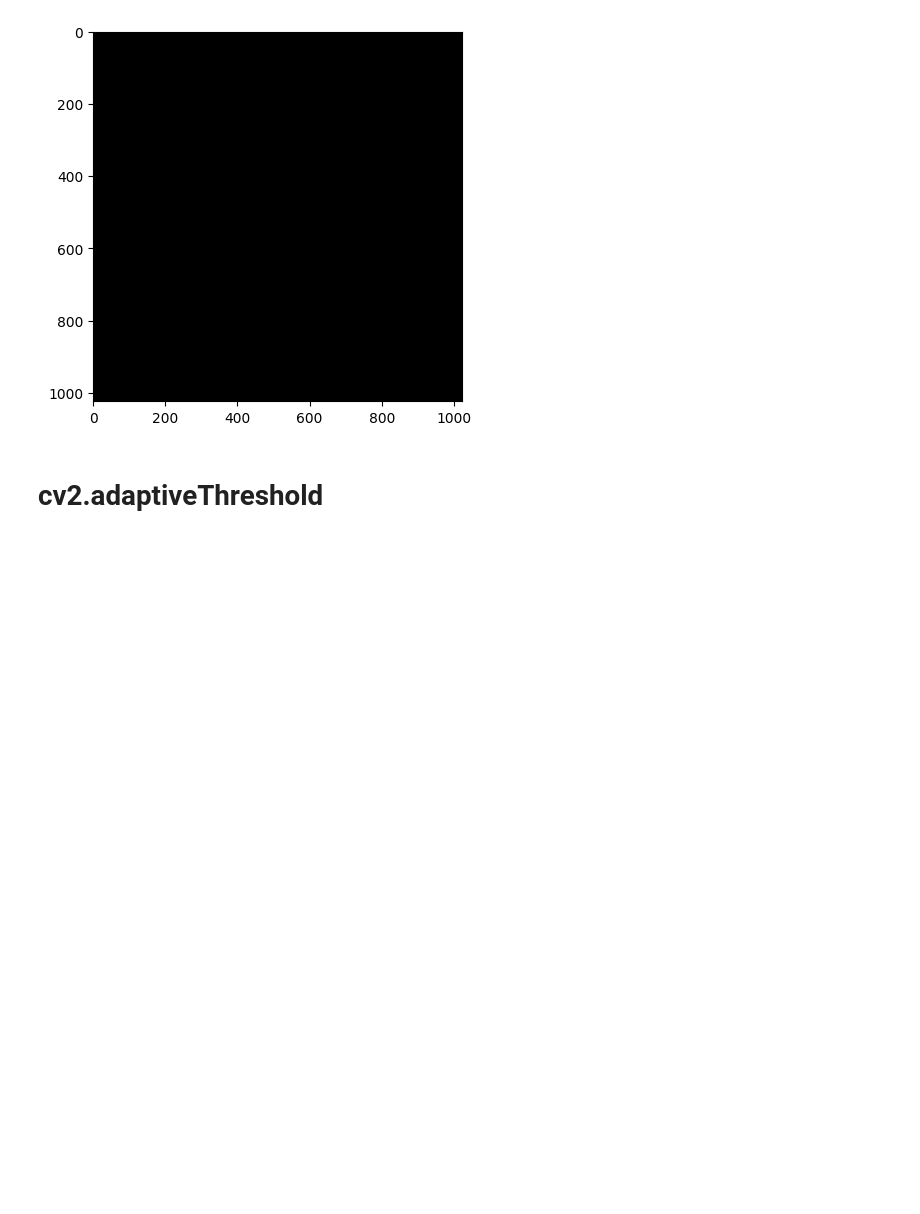
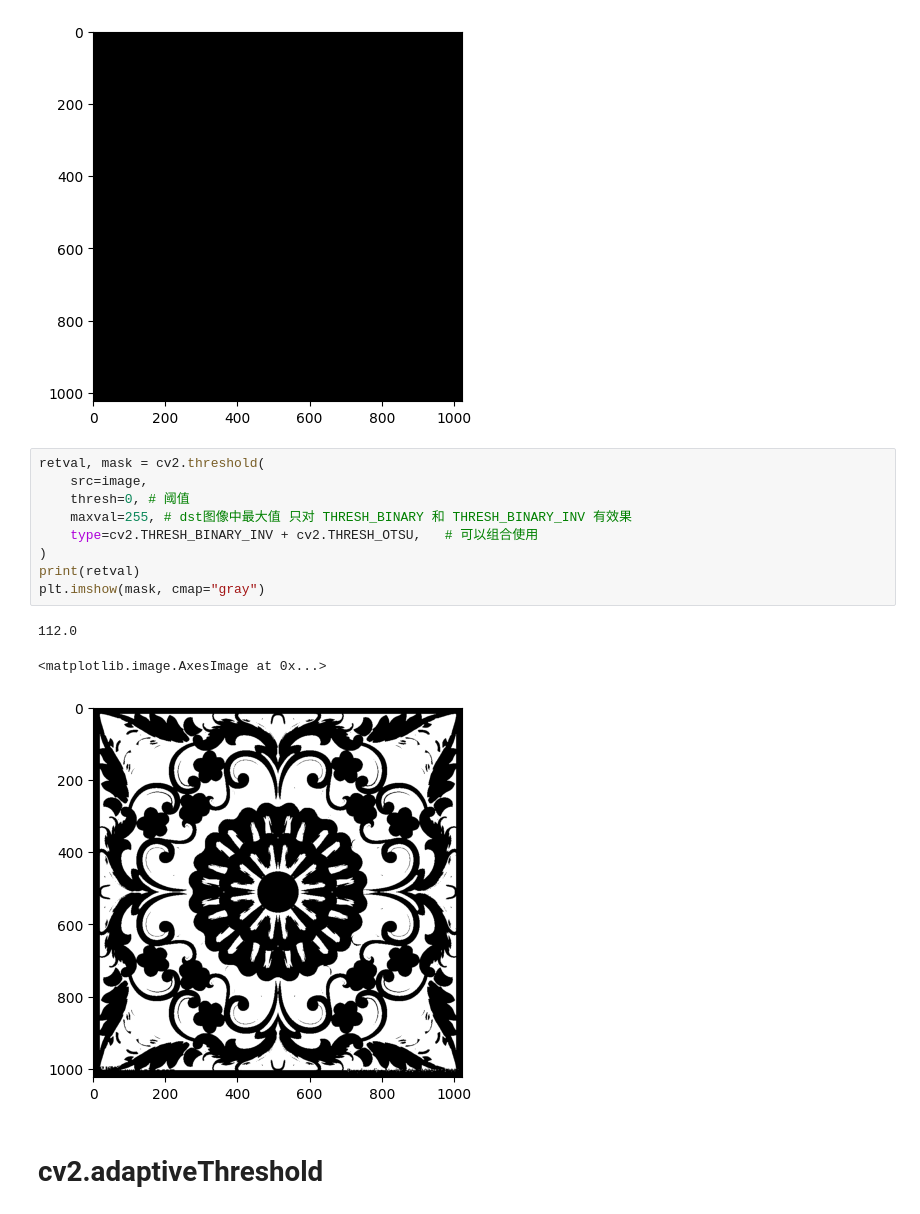
Before and after one commit to NagatoYuki0943/opencv-learn, a Jupyter notebook: python/11_threshold_normalize.ipynb, the cells around one changed output. Cells and saved outputs as stored; diff of their text form; blank space fills up the shorter version.

```diff
--- a/python/11_threshold_normalize.ipynb
+++ b/python/11_threshold_normalize.ipynb
@@ -128,6 +130,19 @@ plt.imshow(mask, cmap="gray")
 150.0
 <matplotlib.image.AxesImage at 0x...>
 [figure]
+# %%
+retval, mask = cv2.threshold(
+    src=image,
+    thresh=0, # 阈值
+    maxval=255, # dst图像中最大值 只对 THRESH_BINARY 和 THRESH_BINARY_INV 有效果
+    type=cv2.THRESH_BINARY_INV + cv2.THRESH_OTSU,   # 可以组合使用
+)
+print(retval)
+plt.imshow(mask, cmap="gray")
+# %% [output]
+112.0
+<matplotlib.image.AxesImage at 0x...>
+[figure, added]
 # %% [markdown]
 # cv2.adaptiveThreshold
 # %%
```
Also changed, not shown: parts of 1 cell of this notebook, 3 other files.
